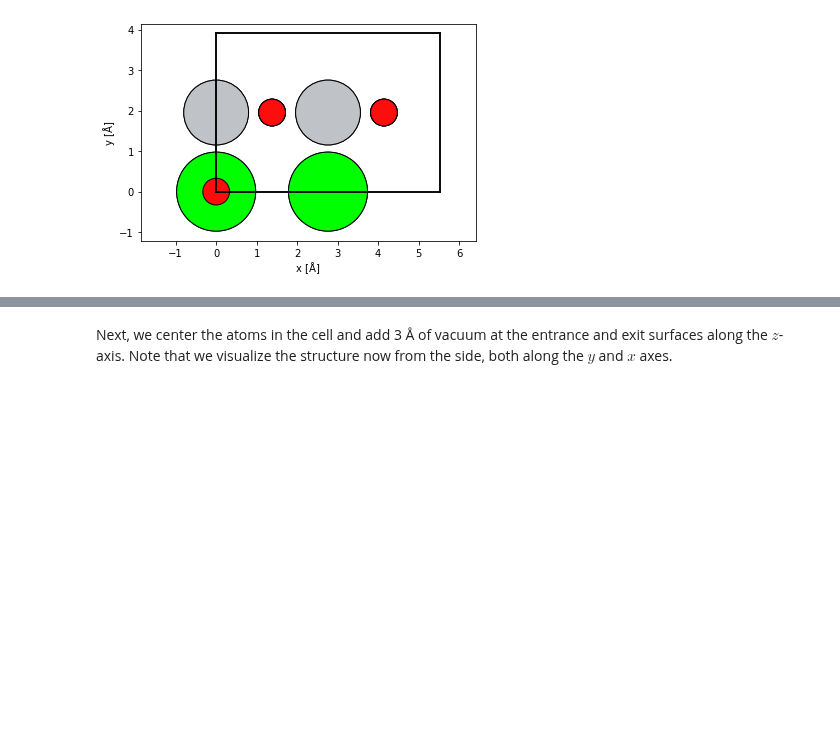
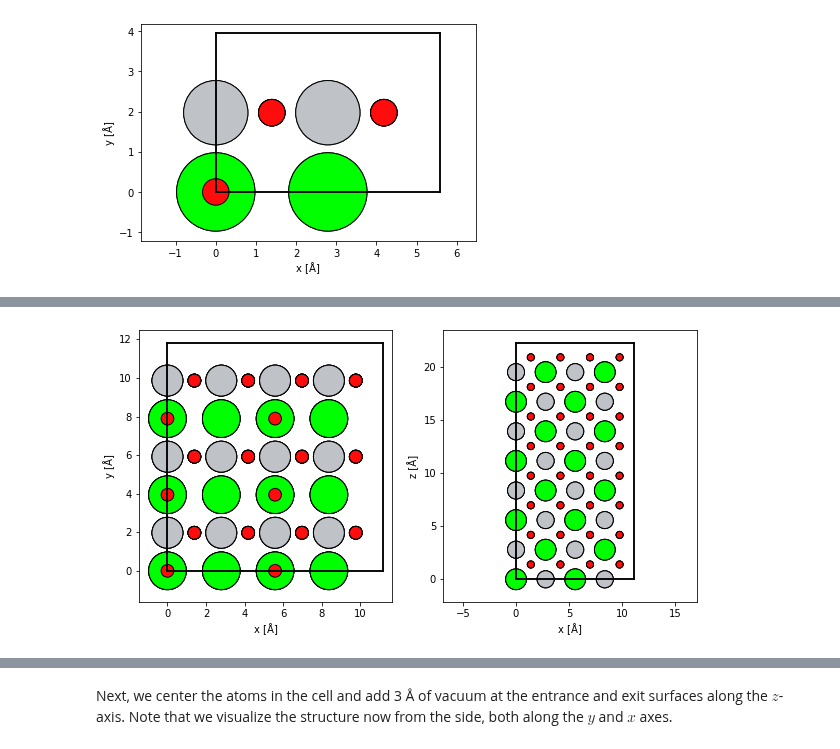
Before and after one commit to abTEM/abTEM, a Jupyter notebook: docs/user_guide/atomic_models.ipynb, the cells around one changed output, grey strips where cells are left out. Cells and saved outputs as stored; diff of their text form; code cells hidden in the pictures; blank space fills up the shorter version.

```diff
--- a/docs/user_guide/atomic_models.ipynb
+++ b/docs/user_guide/atomic_models.ipynb
@@ -121,0 +173,8 @@ repeated_srtio3 = srtio3_110 * (2, 3, 2)
+# %%
+repeated_srtio3 = srtio3_110 * (2, 3, 2)
+
+_, (ax1, ax2) = plt.subplots(1, 2, figsize = (10, 5))
+abtem.show_atoms(repeated_srtio3, ax=ax1)
+abtem.show_atoms(repeated_srtio3, ax=ax2, plane='xz');
+# %% [output]
+[figure, added]
```
Also changed, not shown: parts of 42 cells of this notebook, 18 other files.
